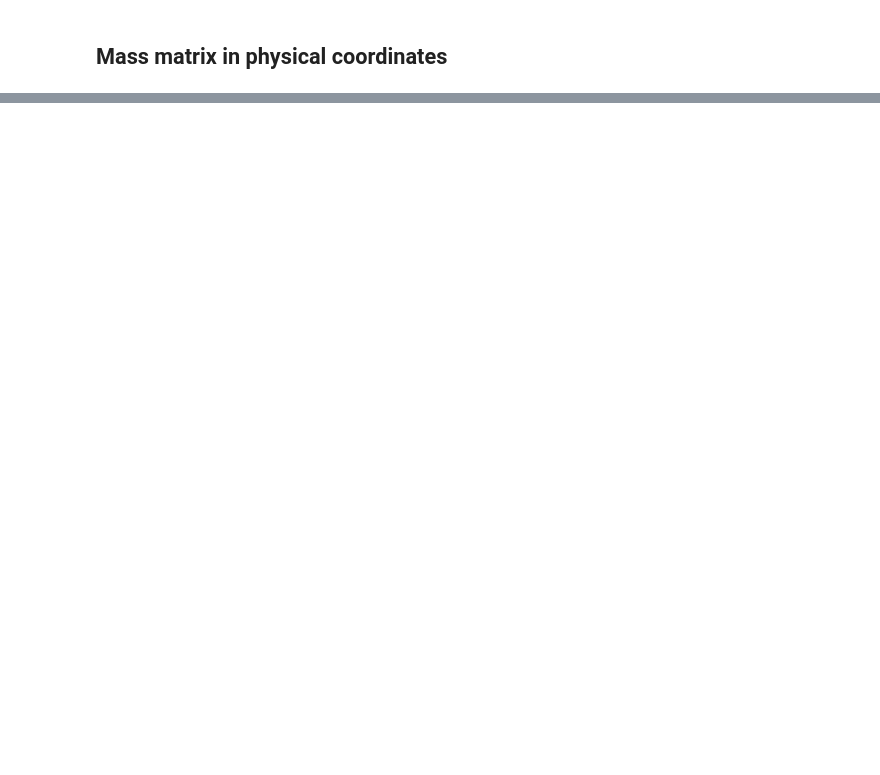
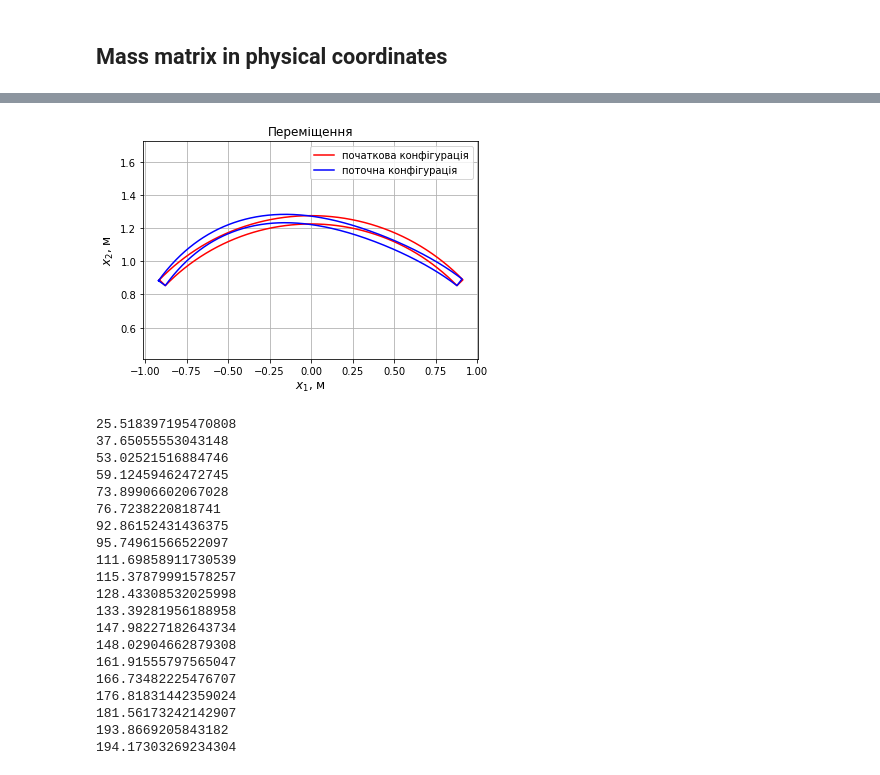
Before and after one commit to tarashor/vibrations, a Jupyter notebook: py2/All geometries.ipynb, the cells around one changed output, grey strips where cells are left out. Cells and saved outputs as stored; diff of their text form; code cells hidden in the pictures; blank space fills up the shorter version.

```diff
--- a/py2/All geometries.ipynb
+++ b/py2/All geometries.ipynb
@@ -921,3 +1024,3 @@ M_p
 # %%
-mass_matrix_func = lambdify(rho, M_p, "numpy")
-mass_matrix_func(100)
+mass_matrix_func = lambdify((rho, R, alpha3), M_p, "numpy")
+mass_matrix_func(100,10,20)
@@ -958,32 +1097,53 @@ def stiffness_matrix(material, geometry, x1, x2, x3):
     return stiffness_matrix_func(1/geometry.curvature, material.mu(), material.lam(), x3)
 
 def mass_matrix(material, geometry, x1, x2, x3):
-    gj = geometry.getJacobian(x1, x2, x3)
-    return mass_matrix_func(material.rho)* gj
+    return mass_matrix_func(material.rho, 1/geometry.curvature, x3)
 
 
 # r=2
 # width = r*2*3.14
 # curvature = 1/r
 
 width = 2
 curvature = 0.8
 thickness = 0.05
 
 N = 100
 M = 10
 
 
 results = solve(width, curvature, thickness)
 results_index = 0
 plot.plot_init_and_deformed_geometry(results[results_index], 0, width, -thickness / 2, thickness / 2, 0)
 #plot.plot_init_geometry(results[results_index].geometry, 0, width, -thickness / 2, thickness / 2, 0)
 # plot.plot_strain(results[results_index], 0, width, -thickness / 2, thickness / 2, 0)
 
 
 to_print = 20
 if (len(results) < to_print):
     to_print = len(results)
 
 for i in range(to_print):
     print(results[i].freq)
+# %% [output]
+[figure, added]
+25.518397195470808
+37.65055553043148
+53.02521516884746
+59.12459462472745
+73.89906602067028
+76.7238220818741
+92.86152431436375
+95.74961566522097
+111.69858911730539
+115.37879991578257
+128.43308532025998
+133.39281956188958
+147.98227182643734
+148.02904662879308
+161.91555797565047
+166.73482225476707
+176.81831442359024
+181.56173242142907
+193.8669205843182
+194.17303269234304
```
Also changed, not shown: parts of 55 cells of this notebook, 6 other files.
